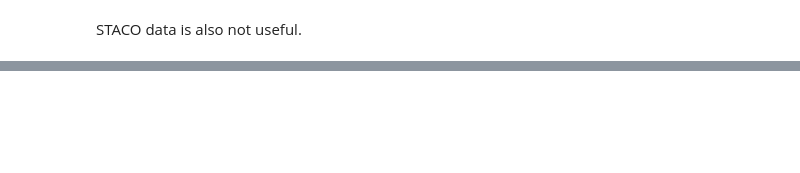
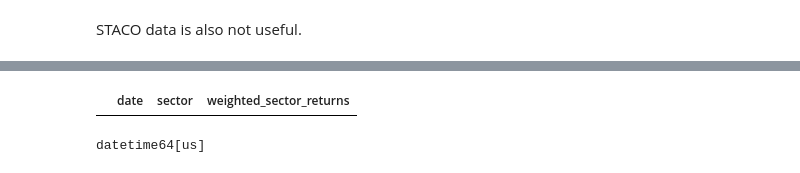
Before and after one commit to Udeani4/SectorLevel_StockPerformance_Predictoion, a Jupyter notebook: creating_stock_groups.ipynb, the cells around one changed output, grey strips where cells are left out. Saved outputs shown, nothing was run; the diff lists cells and outputs as text; code cells hidden in the pictures; blank space fills up the shorter version.

```diff
--- a/creating_stock_groups.ipynb
+++ b/creating_stock_groups.ipynb
@@ -79,0 +270,28 @@ STACO data is also not useful.
+# %%
+def weighted_sector_stock_return(weighted_stocks_returns_dict:dict, sector_df:pd.DataFrame) -> pd.DataFrame:
+    # Concatenate all dataframes, keeping only date + weighted_returns
+    combined = pd.concat(
+        [df[['trade_date', 'weighted_stock_return']] for df in weighted_stocks_returns_dict.values()],
+        ignore_index=True
+    )
+
+    # Sum weighted_returns per date across all stocks
+    daily_totals = combined.groupby('trade_date')['weighted_stock_return'].sum()
+
+    # Map onto sector_df based on matching dates
+    sector_df['weighted_sector_returns'] = sector_df['date'].map(daily_totals)
+
+    return sector_df
+# %%
+weighted_sector_df=weighted_sector_stock_return(stock_data,sector_df)
+# %%
+w_df=weighted_sector_df.dropna()
+# %%
+w_df.head(60)
+# %% [output]
+|  | date | sector | weighted_sector_returns |
+# %%
+import datetime as dt
+print(sector_df['date'].dtypes)
+# %% [output]
+datetime64[us]
```
Also changed, not shown: parts of 20 cells of this notebook, 1 other file.
